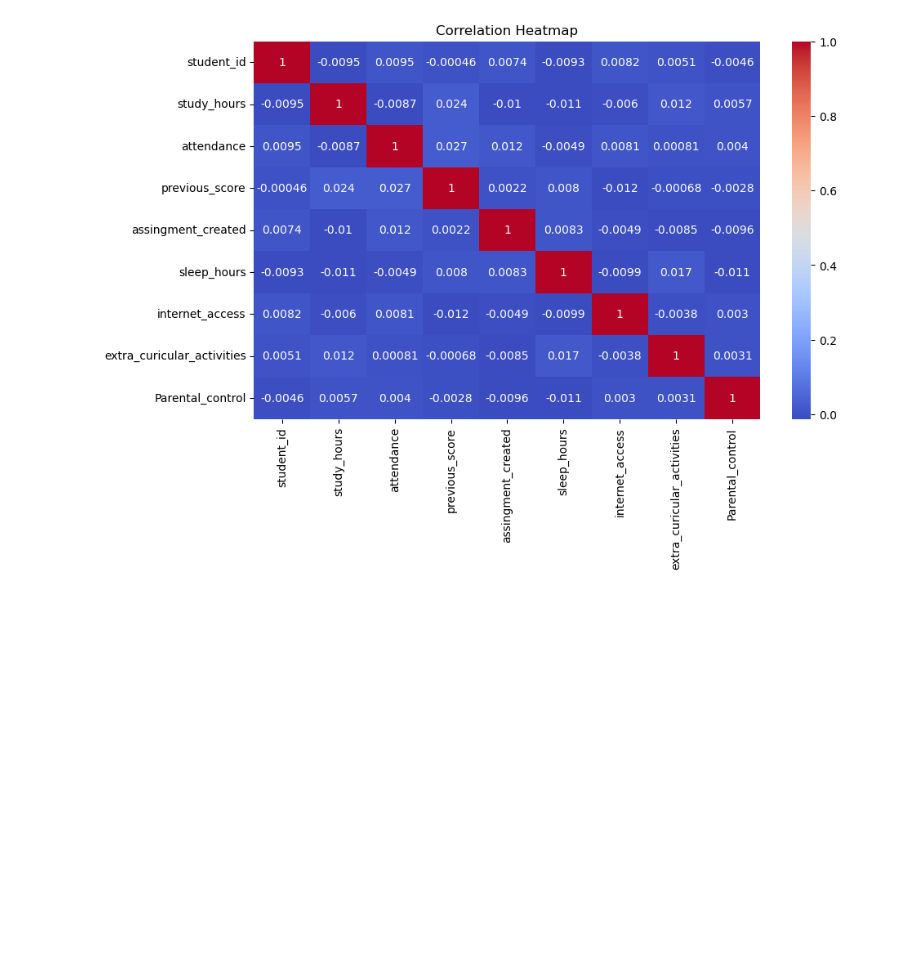
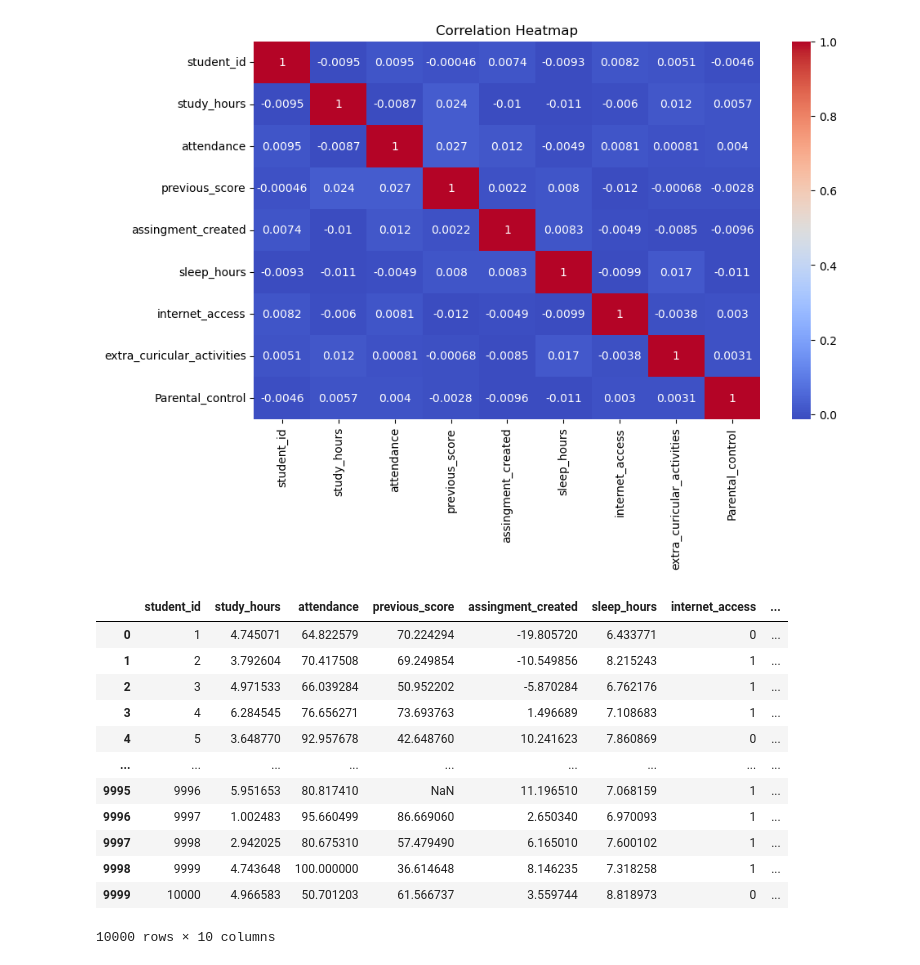
Before and after one commit to Anubhavpq/GFG_Data_Analysis, a Jupyter notebook: AIML_Workshop/3.ipynb, the cells around one changed output. Saved outputs shown, nothing was run; the diff lists cells and outputs as text; code cells hidden in the pictures; blank space fills up the shorter version.

```diff
--- a/AIML_Workshop/3.ipynb
+++ b/AIML_Workshop/3.ipynb
@@ -174,3 +174,32 @@ plt.title("Correlation Heatmap")
 plt.show()
 # %% [output]
 [figure]
+# %%
+#missing values
+for col in ["study_hours", "attendance", "previous_score"]:
+    missing_idx = np.random.choice(data.index,  int(0.02 * n) , replace=False)
+    data.loc[missing_idx, col] = np.nan
+
+# outliers in study_hours
+outlier_idx = np.random.choice(data.index, 50)
+data.loc[outlier_idx, "study_hours"] = np.random.uniform(9 ,12 ,50)
+
+
+#label in noice by 5 percent(flip)
+noise_idx = np.random.choice(data.index, int(0.05 * n), replace=False)
+data.loc[noise_idx, "final_result "] = data.loc[noise_idx, "final_result "].map({"pass": "fail", "fail": "pass"})
+data
+# %% [output]
+|  | student_id | study_hours | attendance | previous_score | assingment_created | sleep_hours | internet_access | ... |
+| 0 | 1 | 4.745071 | 64.822579 | 70.224294 | -19.805720 | 6.433771 | 0 | ... |
+| 1 | 2 | 3.792604 | 70.417508 | 69.249854 | -10.549856 | 8.215243 | 1 | ... |
+| 2 | 3 | 4.971533 | 66.039284 | 50.952202 | -5.870284 | 6.762176 | 1 | ... |
+| 3 | 4 | 6.284545 | 76.656271 | 73.693763 | 1.496689 | 7.108683 | 1 | ... |
+| 4 | 5 | 3.648770 | 92.957678 | 42.648760 | 10.241623 | 7.860869 | 0 | ... |
+| ... | ... | ... | ... | ... | ... | ... | ... | ... |
+| 9995 | 9996 | 5.951653 | 80.817410 | NaN | 11.196510 | 7.068159 | 1 | ... |
+| 9996 | 9997 | 1.002483 | 95.660499 | 86.669060 | 2.650340 | 6.970093 | 1 | ... |
+| 9997 | 9998 | 2.942025 | 80.675310 | 57.479490 | 6.165010 | 7.600102 | 1 | ... |
+| 9998 | 9999 | 4.743648 | 100.000000 | 36.614648 | 8.146235 | 7.318258 | 1 | ... |
+| 9999 | 10000 | 4.966583 | 50.701203 | 61.566737 | 3.559744 | 8.818973 | 0 | ... |
+10000 rows × 10 columns
```
Also changed, not shown: parts of 3 cells of this notebook.
